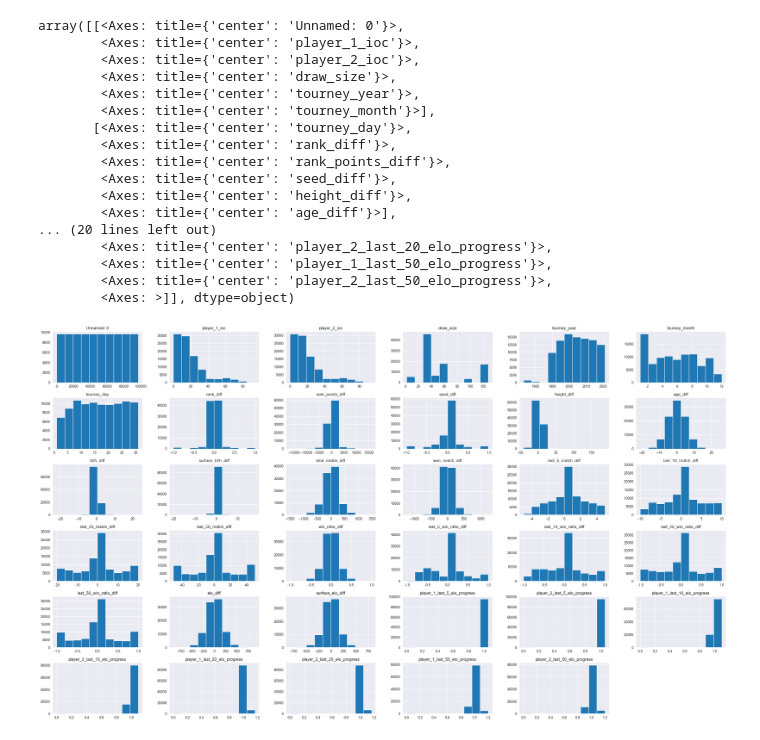
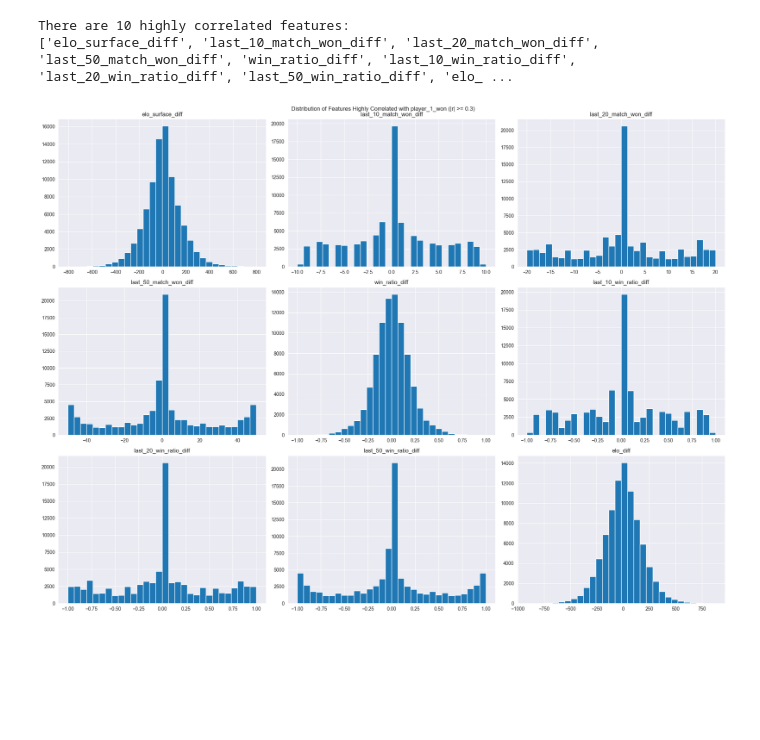
Before and after one commit to hikmatazimzade/tennis-ai, a Jupyter notebook: training/catboost.ipynb, the cells around one changed output. Drawn from its saved outputs; the diff is of its cells as text; code cells hidden in the pictures; blank space fills up the shorter version.

Commit message:
Update catboost training script

```diff
--- a/training/catboost.ipynb
+++ b/training/catboost.ipynb
@@ -4,7 +4,7 @@ import seaborn as sns
 
 from utils.dataframe import read_final_csv
 
-df = read_final_csv("catboost")
+df = read_final_csv("boosting_model")
 # %%
 from utils.dataframe import delete_columns
 
@@ -66,25 +73,20 @@ y_val = df[df["tourney_year"] == split_year]["player_1_won"]
 x_test = df[df["tourney_year"] > split_year].drop("player_1_won", axis=1)
 y_test = df[df["tourney_year"] > split_year]["player_1_won"]
+# %%
+train_data = x_train.join(y_train)
+target_corr = train_data.corr()['player_1_won'].abs()
+highly_corr_features = target_corr[target_corr >= 0.3].index.tolist()
+
+print(f"There are {len(highly_corr_features)} highly correlated features:")
+print(highly_corr_features)
+# %% [output]
+There are 10 highly correlated features:
+['elo_surface_diff', 'last_10_match_won_diff', 'last_20_match_won_diff', 'last_50_match_won_diff', 'win_ratio_diff', 'last_10_win_ratio_diff', 'last_20_win_ratio_diff', 'last_50_win_ratio_diff', 'elo_ ...
 # %%
-train_data = x_train.join(y_train)
-train_data.hist(figsize=(35, 20))
+train_data[highly_corr_features].hist(figsize=(20, 15), bins=30)
+plt.suptitle('Distribution of Features Highly Correlated with player_1_won (|r| >= 0.3)')
+plt.tight_layout()
+plt.show()
 # %% [output]
-array([[<Axes: title={'center': 'Unnamed: 0'}>,
-        <Axes: title={'center': 'player_1_ioc'}>,
-        <Axes: title={'center': 'player_2_ioc'}>,
-        <Axes: title={'center': 'draw_size'}>,
-        <Axes: title={'center': 'tourney_year'}>,
-        <Axes: title={'center': 'tourney_month'}>],
-       [<Axes: title={'center': 'tourney_day'}>,
-        <Axes: title={'center': 'rank_diff'}>,
-        <Axes: title={'center': 'rank_points_diff'}>,
-        <Axes: title={'center': 'seed_diff'}>,
-        <Axes: title={'center': 'height_diff'}>,
-        <Axes: title={'center': 'age_diff'}>],
-... (20 lines left out)
-        <Axes: title={'center': 'player_2_last_20_elo_progress'}>,
-        <Axes: title={'center': 'player_1_last_50_elo_progress'}>,
-        <Axes: title={'center': 'player_2_last_50_elo_progress'}>,
-        <Axes: >]], dtype=object)
-[figure, old version]
+[figure, new version]
 # %%
```
Also changed, not shown: parts of 17 cells of this notebook.
